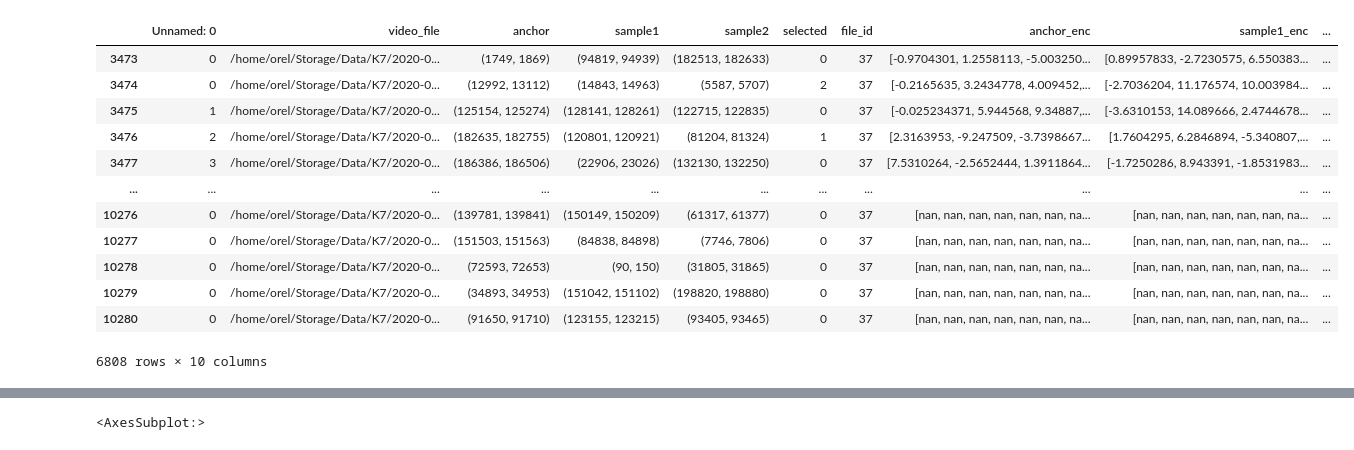
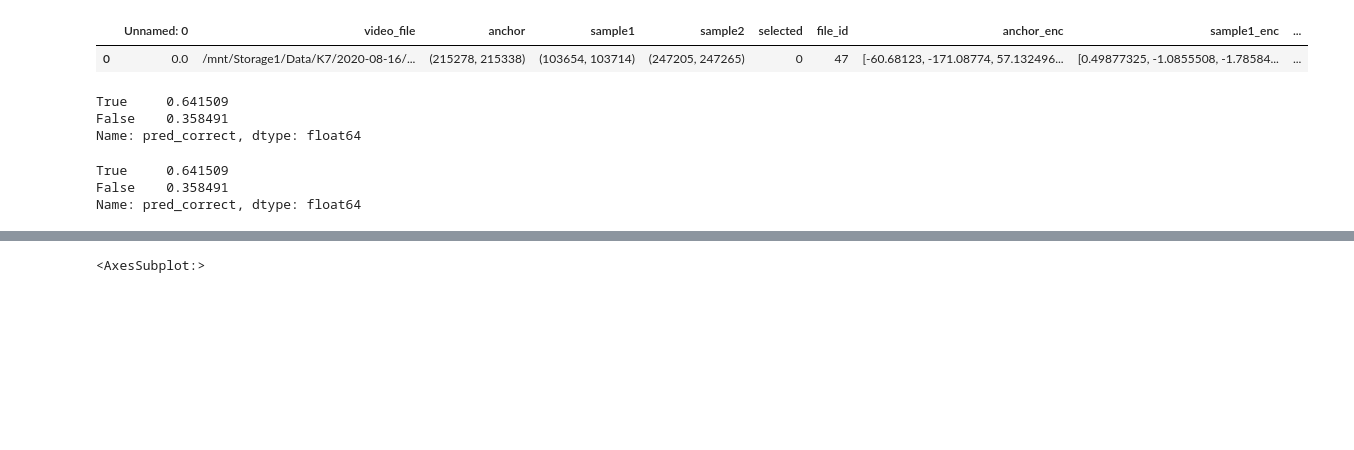
Before and after one commit to ysterin/deep_cluster, a Jupyter notebook: deep_cluster/triplets/triplets_accuracy.ipynb, the cells around one changed output, grey strips where cells are left out. Cells and saved outputs as stored; diff of their text form; code cells hidden in the pictures; blank space fills up the shorter version.

```diff
--- a/deep_cluster/triplets/triplets_accuracy.ipynb
+++ b/deep_cluster/triplets/triplets_accuracy.ipynb
@@ -82,30 +88,0 @@ n_parts = len(dm.data_frames[0].columns.levels[0])
-# %%
-def segment_confidence(segment_df):
-    confidence = np.prod(segment_df.xs('likelihood', level=1, axis=1, drop_level=True) > 0.95, axis=1)
-    return confidence.mean()
-
-def segment_energy(segment_df):
-    data = segment_df.drop('likelihood', level=1, axis=1).values.astype(np.float32)
-    ff, Pxx = sig.periodogram(data.T, fs=120)
-    energy = Pxx[:,:10].mean()
-    return energy
-
-def filter_segment(segment_df):
-    return filter_by_likelihood(segment_df) and filter_by_energy(segment_df)
-
-df = dm.all_df.iloc[:200000]
-seqlen, step = 60, 20
-energies, confidences = [], []
-# filtered_by_energy, filtered_by_likelihood = [], []
-for start in range(0, len(df), step):
-    segment_df = df.iloc[start: start + seqlen]
-    segment_df = segment_df.drop(tail_parts + shoulder_parts + ['nose'], axis=1, level=0)
-    energies.append(segment_energy(segment_df))
-    confidences.append(segment_confidence(segment_df))
-#     filtered.append(filter_segment(segment_df))
-
-energies, confidences = np.array(energies), np.array(confidences)
-
-filtered_by_energy, filtered_by_likelihood = energies > 1e0, confidences > 0.95
-filtered = np.logical_and(filtered_by_energy, filtered_by_likelihood)
-filtered.mean()
@@ -186,8 +89,10 @@ X_encoded = model.model.encode(landmarks_dataset)
+# %%
+X_encoded = model.model.encode(dm.all_ds)
 # %%
 def get_segment_enc(X_encoded, start, end):
     mid = (start + end) // 2
-#     return X_encoded[mid - seqlen//2]
-    return X_encoded[start: end - seqlen].mean(axis=0)
+    return X_encoded[mid - seqlen//2]
+#     return X_encoded[start: end - seqlen].mean(axis=0)
 
 def decode_segment_string(seg_string):
     start, end = seg_string[1:-1].split(',')
@@ -203,20 +108,37 @@ def get_landmarks_from_string(seg_string):
 # %%
 # df.anchor.map(lambda o: get_segment_enc(X_encoded_dict['0015'], o))
 for sample in ['anchor', 'sample1', 'sample2']:
     df[f'{sample}_enc'] = df[sample].map(lambda seg: get_enc_from_string(seg))
 #     df[f'{sample}_input'] = df[sample].map(lambda seg: get_landmarks_from_string(seg))
-df
+df.head(1)
 # %% [output]
 |  | Unnamed: 0 | video_file | anchor | sample1 | sample2 | selected | file_id | anchor_enc | sample1_enc | ... |
-| 3473 | 0 | /home/orel/Storage/Data/K7/2020-0... | (1749, 1869) | (94819, 94939) | (182513, 182633) | 0 | 37 | [-0.9704301, 1.2558113, -5.003250... | [0.89957833, -2.7230575, 6.550383... | ... |
-| 3474 | 0 | /home/orel/Storage/Data/K7/2020-0... | (12992, 13112) | (14843, 14963) | (5587, 5707) | 2 | 37 | [-0.2165635, 3.2434778, 4.009452,... | [-2.7036204, 11.176574, 10.003984... | ... |
-| 3475 | 1 | /home/orel/Storage/Data/K7/2020-0... | (125154, 125274) | (128141, 128261) | (122715, 122835) | 0 | 37 | [-0.025234371, 5.944568, 9.34887,... | [-3.6310153, 14.089666, 2.4744678... | ... |
-| 3476 | 2 | /home/orel/Storage/Data/K7/2020-0... | (182635, 182755) | (120801, 120921) | (81204, 81324) | 1 | 37 | [2.3163953, -9.247509, -3.7398667... | [1.7604295, 6.2846894, -5.340807,... | ... |
-| 3477 | 3 | /home/orel/Storage/Data/K7/2020-0... | (186386, 186506) | (22906, 23026) | (132130, 132250) | 0 | 37 | [7.5310264, -2.5652444, 1.3911864... | [-1.7250286, 8.943391, -1.8531983... | ... |
-| ... | ... | ... | ... | ... | ... | ... | ... | ... | ... | ... |
-| 10276 | 0 | /home/orel/Storage/Data/K7/2020-0... | (139781, 139841) | (150149, 150209) | (61317, 61377) | 0 | 37 | [nan, nan, nan, nan, nan, nan, na... | [nan, nan, nan, nan, nan, nan, na... | ... |
-| 10277 | 0 | /home/orel/Storage/Data/K7/2020-0... | (151503, 151563) | (84838, 84898) | (7746, 7806) | 0 | 37 | [nan, nan, nan, nan, nan, nan, na... | [nan, nan, nan, nan, nan, nan, na... | ... |
-| 10278 | 0 | /home/orel/Storage/Data/K7/2020-0... | (72593, 72653) | (90, 150) | (31805, 31865) | 0 | 37 | [nan, nan, nan, nan, nan, nan, na... | [nan, nan, nan, nan, nan, nan, na... | ... |
-| 10279 | 0 | /home/orel/Storage/Data/K7/2020-0... | (34893, 34953) | (151042, 151102) | (198820, 198880) | 0 | 37 | [nan, nan, nan, nan, nan, nan, na... | [nan, nan, nan, nan, nan, nan, na... | ... |
-| 10280 | 0 | /home/orel/Storage/Data/K7/2020-0... | (91650, 91710) | (123155, 123215) | (93405, 93465) | 0 | 37 | [nan, nan, nan, nan, nan, nan, na... | [nan, nan, nan, nan, nan, nan, na... | ... |
+| 0 | 0.0 | /mnt/Storage1/Data/K7/2020-08-16/... | (215278, 215338) | (103654, 103714) | (247205, 247265) | 0 | 47 | [-60.68123, -171.08774, 57.132496... | [0.49877325, -1.0855508, -1.78584... | ... |
-6808 rows × 10 columns
+# %%
+df['d1'] = (df['anchor_enc'] - df['sample1_enc']).map(np.linalg.norm)
+df['d2'] = (df['anchor_enc'] - df['sample2_enc']).map(np.linalg.norm)
+df['d3'] = (df['sample1_enc'] - df['sample2_enc']).map(np.linalg.norm)
+df['pred_selected'] = (df['d1'] <= df['d2']).map(lambda b: 1 if b else 2)
+df.selected = df.selected.map(int)
+df['pred_correct'] = (df.selected == df.pred_selected)
+df.drop(labels=['d1', 'd2', 'd3'], axis=1)
+df.describe()
+df[(df.selected != 0)]['pred_correct'].value_counts(normalize=True)
+# %% [output]
+True     0.641509
+False    0.358491
+Name: pred_correct, dtype: float64
+# %%
+df['d1'] = (df['anchor_enc'] - df['sample1_enc']).map(np.linalg.norm)
+df['d2'] = (df['anchor_enc'] - df['sample2_enc']).map(np.linalg.norm)
+df['d3'] = (df['sample1_enc'] - df['sample2_enc']).map(np.linalg.norm)
+df['pred_selected'] = (df['d1'] <= df['d2']).map(lambda b: 1 if b else 2)
+df.selected = df.selected.map(int)
+df['pred_correct'] = (df.selected == df.pred_selected)
+df.drop(labels=['d1', 'd2', 'd3'], axis=1)
+df.describe()
+df[(df.selected != 0)]['pred_correct'].value_counts(normalize=True)
+# %% [output]
+True     0.641509
+False    0.358491
+Name: pred_correct, dtype: float64
```
Also changed, not shown: parts of 22 cells of this notebook, 17 other files.
